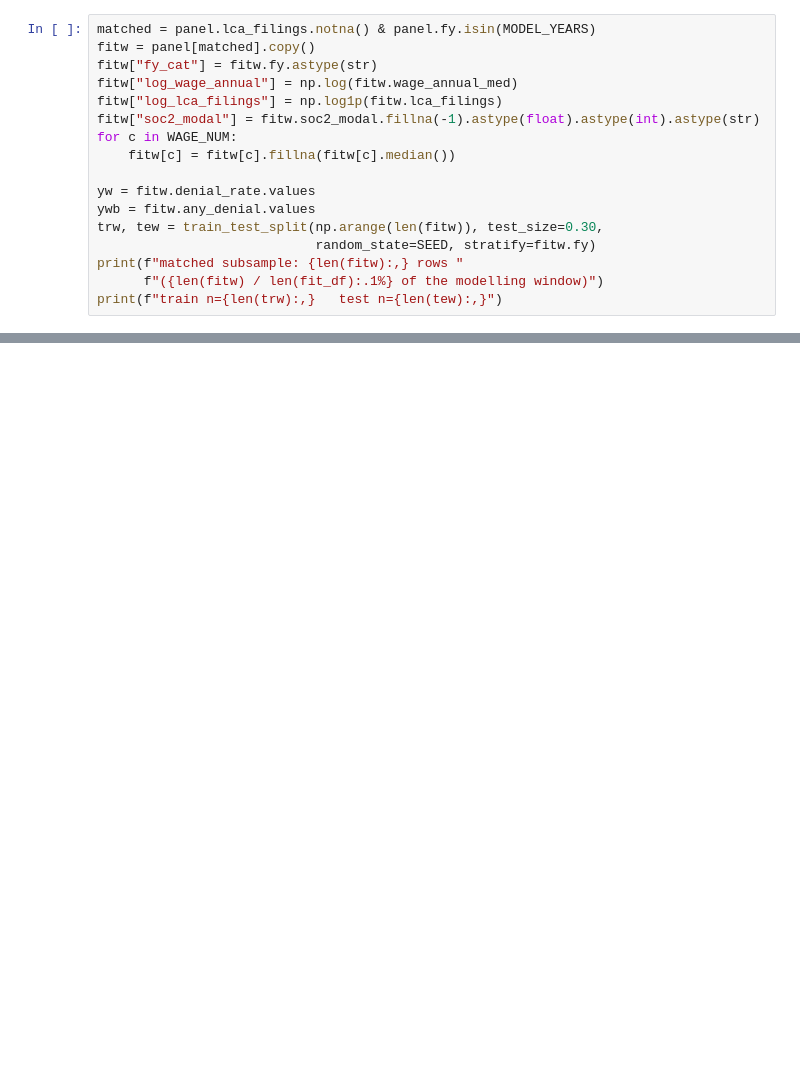
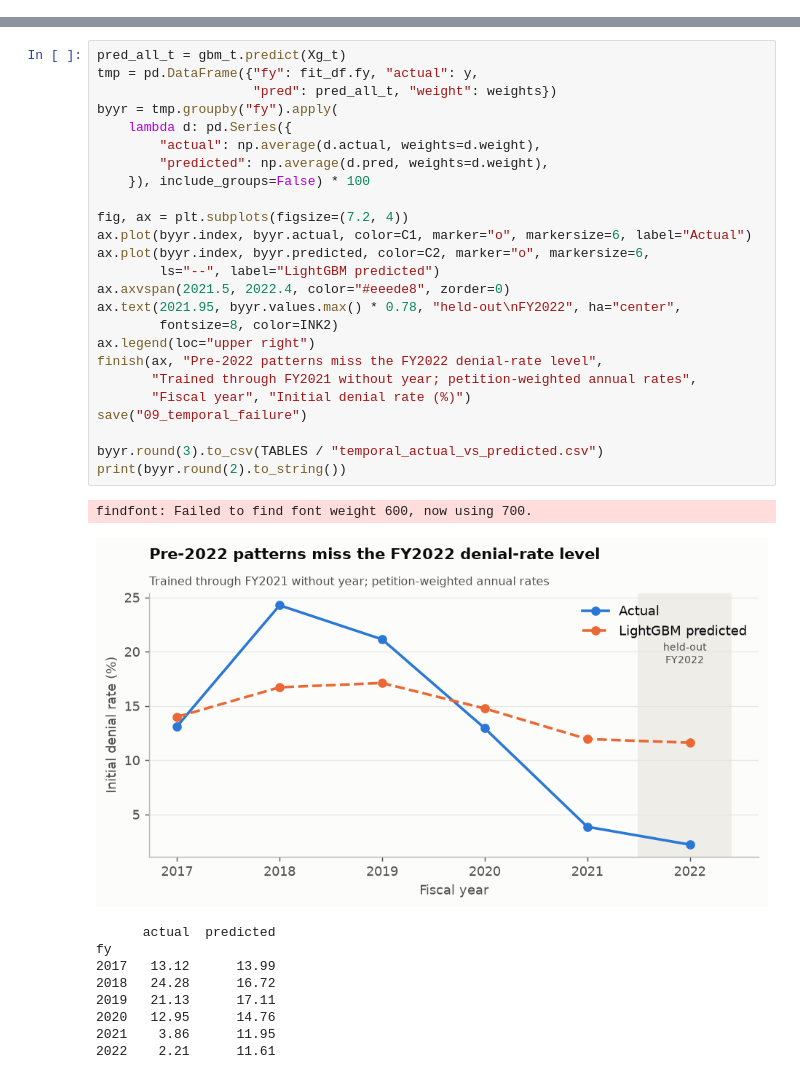
Before and after one commit to MuhammadMoiz20/h1b-gatekeeping, a Jupyter notebook: code/04_models.ipynb, the cells around one changed output, grey strips where cells are left out. Drawn from its saved outputs; the diff is of its cells as text; blank space fills up the shorter version.

```diff
--- a/code/04_models.ipynb
+++ b/code/04_models.ipynb
@@ -363,17 +0,0 @@ subsample is not a random draw.
-# %%
-matched = panel.lca_filings.notna() & panel.fy.isin(MODEL_YEARS)
-fitw = panel[matched].copy()
-fitw["fy_cat"] = fitw.fy.astype(str)
-fitw["log_wage_annual"] = np.log(fitw.wage_annual_med)
-fitw["log_lca_filings"] = np.log1p(fitw.lca_filings)
-fitw["soc2_modal"] = fitw.soc2_modal.fillna(-1).astype(float).astype(int).astype(str)
-for c in WAGE_NUM:
-    fitw[c] = fitw[c].fillna(fitw[c].median())
-
-yw = fitw.denial_rate.values
-ywb = fitw.any_denial.values
-trw, tew = train_test_split(np.arange(len(fitw)), test_size=0.30,
-                            random_state=SEED, stratify=fitw.fy)
-print(f"matched subsample: {len(fitw):,} rows "
-      f"({len(fitw) / len(fit_df):.1%} of the modelling window)")
-print(f"train n={len(trw):,}   test n={len(tew):,}")
@@ -506,0 +311,36 @@ with administrative context mattering, but it does not identify a specific polic
+# %%
+pred_all_t = gbm_t.predict(Xg_t)
+tmp = pd.DataFrame({"fy": fit_df.fy, "actual": y,
+                    "pred": pred_all_t, "weight": weights})
+byyr = tmp.groupby("fy").apply(
+    lambda d: pd.Series({
+        "actual": np.average(d.actual, weights=d.weight),
+        "predicted": np.average(d.pred, weights=d.weight),
+    }), include_groups=False) * 100
+
+fig, ax = plt.subplots(figsize=(7.2, 4))
+ax.plot(byyr.index, byyr.actual, color=C1, marker="o", markersize=6, label="Actual")
+ax.plot(byyr.index, byyr.predicted, color=C2, marker="o", markersize=6,
+        ls="--", label="LightGBM predicted")
+ax.axvspan(2021.5, 2022.4, color="#eeede8", zorder=0)
+ax.text(2021.95, byyr.values.max() * 0.78, "held-out\nFY2022", ha="center",
+        fontsize=8, color=INK2)
+ax.legend(loc="upper right")
+finish(ax, "Pre-2022 patterns miss the FY2022 denial-rate level",
+       "Trained through FY2021 without year; petition-weighted annual rates",
+       "Fiscal year", "Initial denial rate (%)")
+save("09_temporal_failure")
+
+byyr.round(3).to_csv(TABLES / "temporal_actual_vs_predicted.csv")
+print(byyr.round(2).to_string())
+# %% [output]
+findfont: Failed to find font weight 600, now using 700.
+[figure, added]
+      actual  predicted
+fy
+2017   13.12      13.99
+2018   24.28      16.72
+2019   21.13      17.11
+2020   12.95      14.76
+2021    3.86      11.95
+2022    2.21      11.61
```
Also changed, not shown: parts of 47 cells of this notebook, 55 other files.
